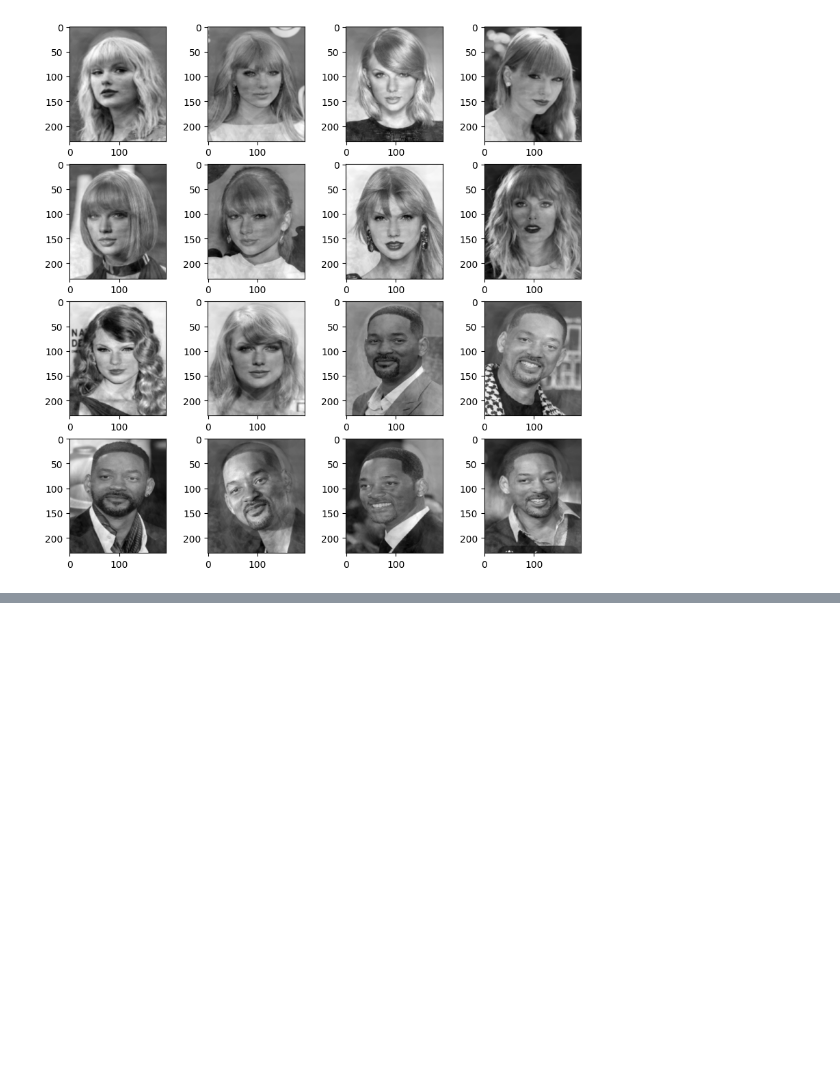
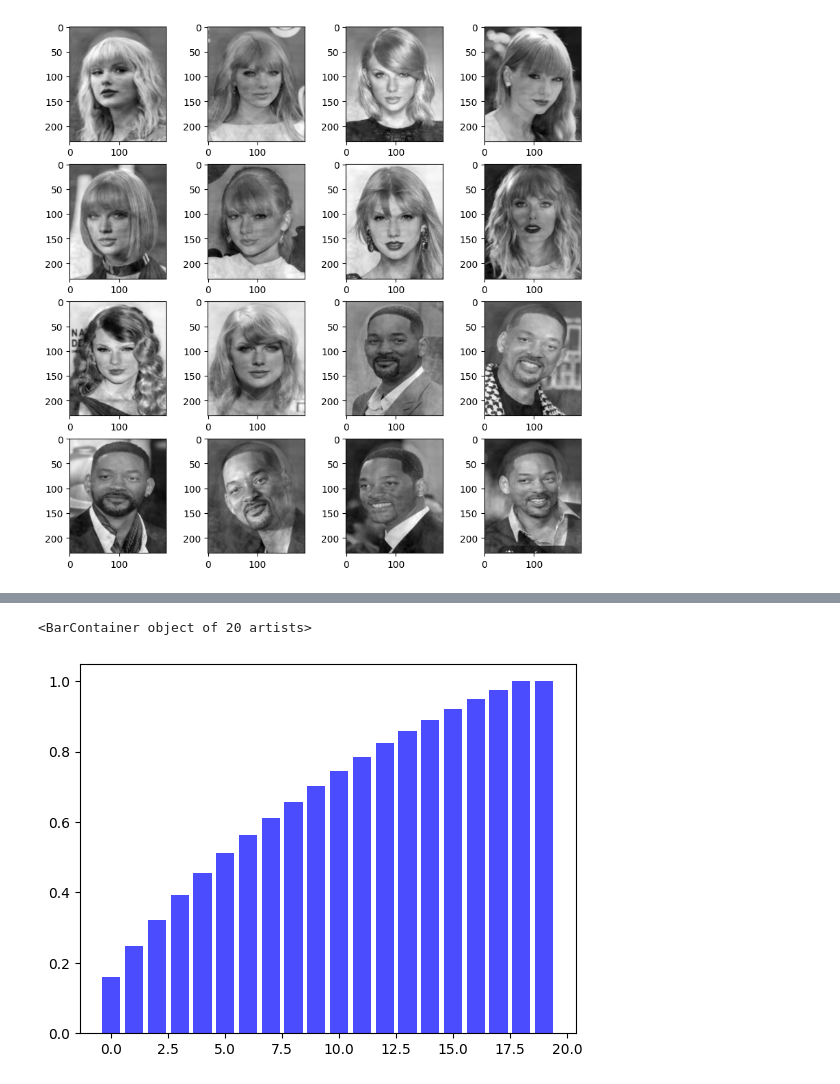
Before and after one commit to PedroPHC25/AL_Trabalho_A2, a Jupyter notebook: eigenswift.ipynb, the cells around one changed output, grey strips where cells are left out. Cells and saved outputs as stored; diff of their text form; code cells hidden in the pictures; blank space fills up the shorter version.

```diff
--- a/eigenswift.ipynb
+++ b/eigenswift.ipynb
@@ -124,0 +125,9 @@ plt.show()
+# %%
+# O quanto cada autovalor representa do dado?
+sum_all = sum(D_Face_Famous)
+cummulative = np.cumsum(D_Face_Famous).round(2)
+percentage = cummulative/sum_all
+plt.bar(range(len(percentage)), percentage, color='blue', alpha=0.7)
+# %% [output]
+<BarContainer object of 20 artists>
+[figure, added]
```
Also changed, not shown: parts of 2 cells of this notebook.
